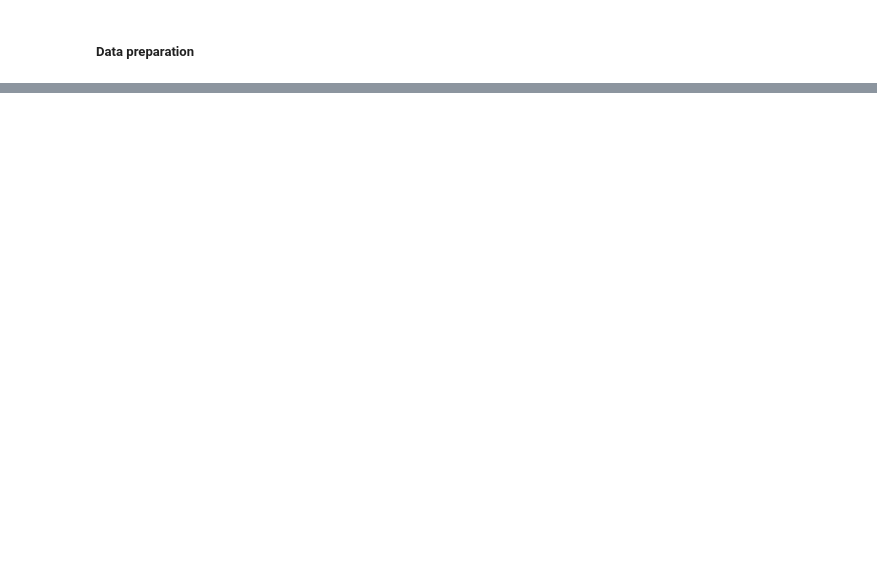
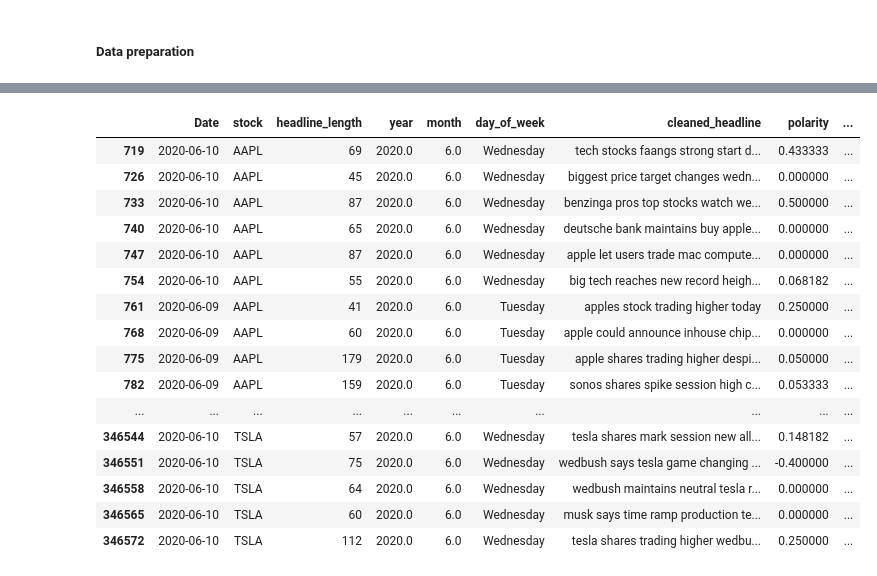
Before and after one commit to GetieBalew24/StockMarketAnalyis, a Jupyter notebook: notebooks/new_stock_coorrelation_analysis.ipynb, the cells around one changed output, grey strips where cells are left out. Cells and saved outputs as stored; diff of their text form; code cells hidden in the pictures; blank space fills up the shorter version.

Commit message:
Data Preparation

```diff
--- a/notebooks/new_stock_coorrelation_analysis.ipynb
+++ b/notebooks/new_stock_coorrelation_analysis.ipynb
@@ -94,0 +162,17 @@ Max date from Stock dataset:   2024-07-30 00:00:00+00:00
+# %%
+# Normalize timestamps
+news_dates = pd.to_datetime(news_dates).dt.date
+stock_dates = pd.to_datetime(stock_dates).dt.date
+# %%
+# Find overlaping date range
+start_date=max(news_dates.min(), stock_dates.min())
+end_date=min(news_dates.max(), stock_dates.max())
+news_data['Date']=pd.to_datetime(news_data['Date']).dt.date
+stock_data['Date']=pd.to_datetime(stock_data['Date']).dt.date
+# %%
+# Filter the data based on the specified date range
+news_data=news_data[(news_data['Date']>=start_date) &  (news_data['Date']<=end_date)]
+stock_data=stock_data[(stock_data['Date']>=start_date) & (stock_data['Date']<=end_date)]
+# %%
+# merge stock price and news dataset basedon the sepecified date
+merged_data=pd.merge(news_data,stock_data, on='Date')
@@ -94,0 +196,22 @@ Max date from Stock dataset:   2024-07-30 00:00:00+00:00
+# %%
+# Keep only the rows where 'stock' is equal to 'stock_symbol'
+filtered_data=merged_data[merged_data['stock']==merged_data['stock_symbol']]
+filtered_data
+# %% [output]
+|  | Date | stock | headline_length | year | month | day_of_week | cleaned_headline | polarity | ... |
+| 719 | 2020-06-10 | AAPL | 69 | 2020.0 | 6.0 | Wednesday | tech stocks faangs strong start d... | 0.433333 | ... |
+| 726 | 2020-06-10 | AAPL | 45 | 2020.0 | 6.0 | Wednesday | biggest price target changes wedn... | 0.000000 | ... |
+| 733 | 2020-06-10 | AAPL | 87 | 2020.0 | 6.0 | Wednesday | benzinga pros top stocks watch we... | 0.500000 | ... |
+| 740 | 2020-06-10 | AAPL | 65 | 2020.0 | 6.0 | Wednesday | deutsche bank maintains buy apple... | 0.000000 | ... |
+| 747 | 2020-06-10 | AAPL | 87 | 2020.0 | 6.0 | Wednesday | apple let users trade mac compute... | 0.000000 | ... |
+| 754 | 2020-06-10 | AAPL | 55 | 2020.0 | 6.0 | Wednesday | big tech reaches new record heigh... | 0.068182 | ... |
+| 761 | 2020-06-09 | AAPL | 41 | 2020.0 | 6.0 | Tuesday | apples stock trading higher today | 0.250000 | ... |
+| 768 | 2020-06-09 | AAPL | 60 | 2020.0 | 6.0 | Tuesday | apple could announce inhouse chip... | 0.000000 | ... |
+| 775 | 2020-06-09 | AAPL | 179 | 2020.0 | 6.0 | Tuesday | apple shares trading higher despi... | 0.050000 | ... |
+| 782 | 2020-06-09 | AAPL | 159 | 2020.0 | 6.0 | Tuesday | sonos shares spike session high c... | 0.053333 | ... |
+| ... | ... | ... | ... | ... | ... | ... | ... | ... | ... |
+| 346544 | 2020-06-10 | TSLA | 57 | 2020.0 | 6.0 | Wednesday | tesla shares mark session new all... | 0.148182 | ... |
+| 346551 | 2020-06-10 | TSLA | 75 | 2020.0 | 6.0 | Wednesday | wedbush says tesla game changing ... | -0.400000 | ... |
+| 346558 | 2020-06-10 | TSLA | 64 | 2020.0 | 6.0 | Wednesday | wedbush maintains neutral tesla r... | 0.000000 | ... |
+| 346565 | 2020-06-10 | TSLA | 60 | 2020.0 | 6.0 | Wednesday | musk says time ramp production te... | 0.000000 | ... |
+| 346572 | 2020-06-10 | TSLA | 112 | 2020.0 | 6.0 | Wednesday | tesla shares trading higher wedbu... | 0.250000 | ... |
```
Also changed, not shown: parts of 17 cells of this notebook, 2 other files.
